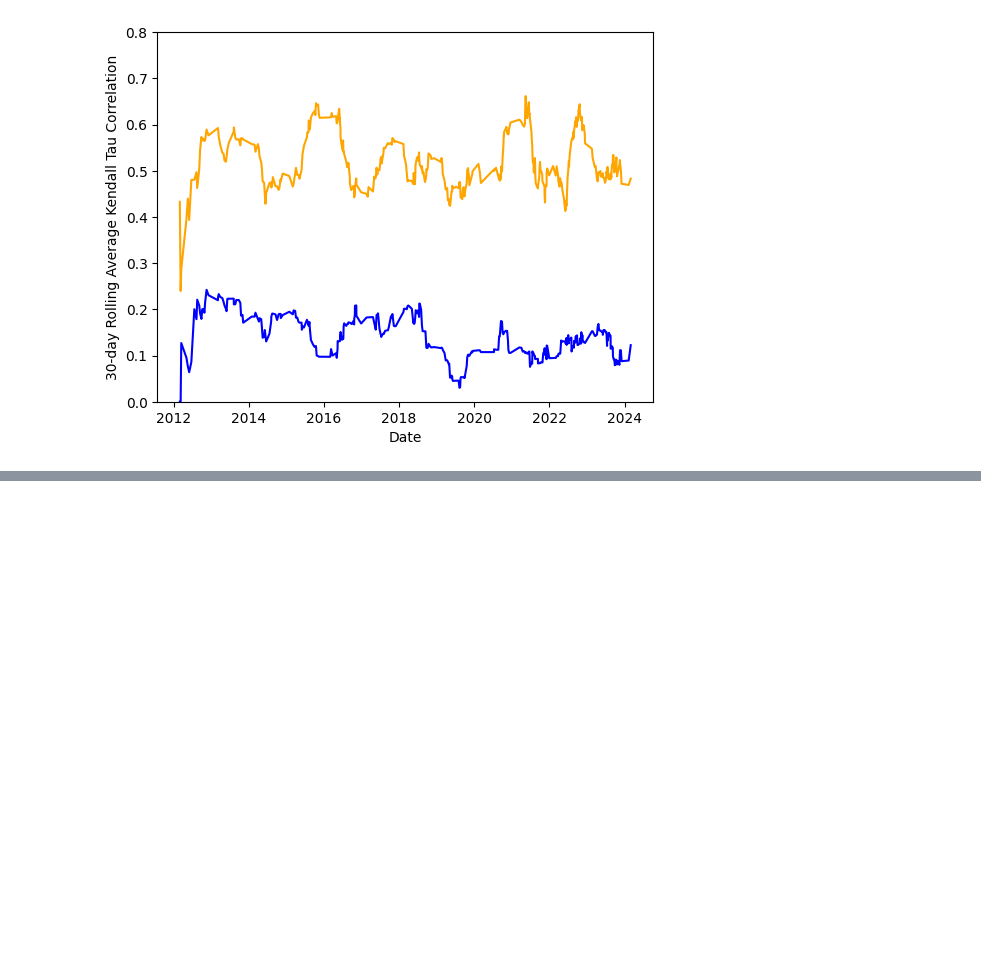
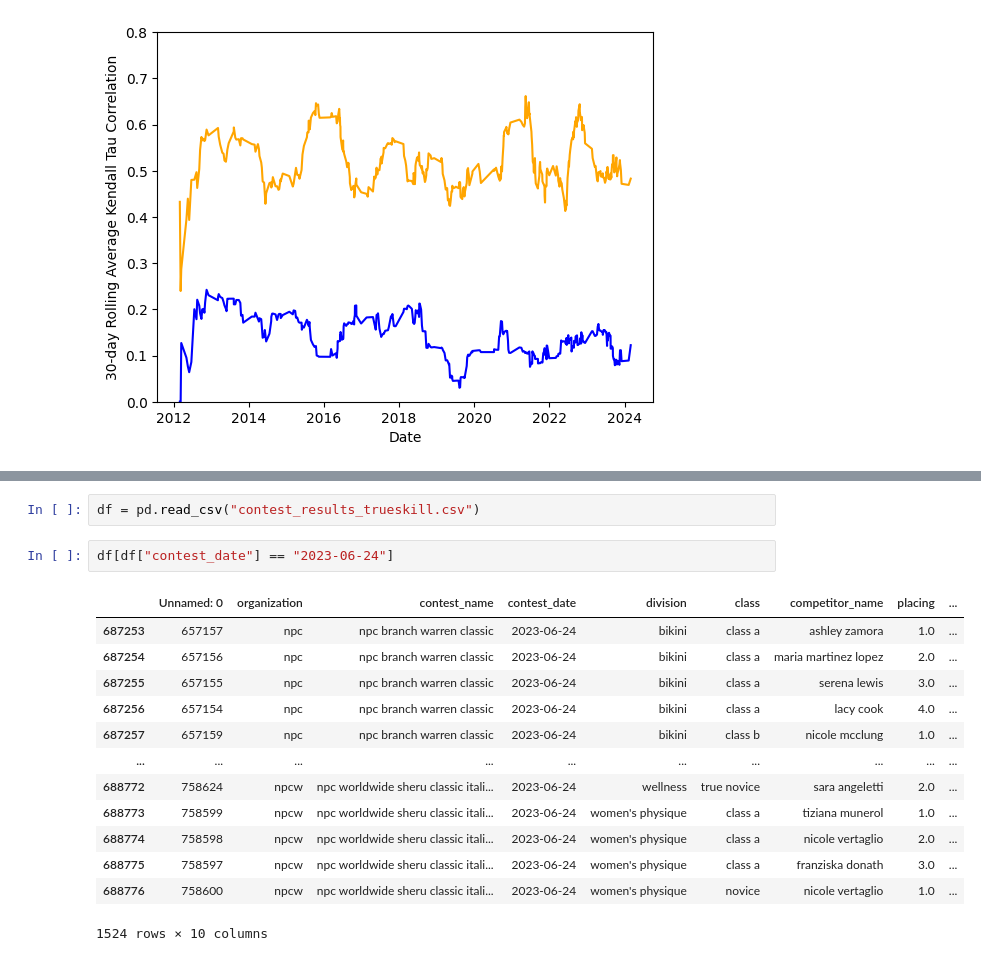
Before and after one commit to andrei-prokhorov/bodybuilding-ranking, a Jupyter notebook: metric_visuals.ipynb, the cells around one changed output, grey strips where cells are left out. Drawn from its saved outputs; the diff is of its cells as text; blank space fills up the shorter version.

```diff
--- a/metric_visuals.ipynb
+++ b/metric_visuals.ipynb
@@ -97,0 +111,18 @@ plt.ylim(0, 0.8)
+# %%
+df = pd.read_csv("contest_results_trueskill.csv")
+# %%
+df[df["contest_date"] == "2023-06-24"]
+# %% [output]
+|  | Unnamed: 0 | organization | contest_name | contest_date | division | class | competitor_name | placing | ... |
+| 687253 | 657157 | npc | npc branch warren classic | 2023-06-24 | bikini | class a | ashley zamora | 1.0 | ... |
+| 687254 | 657156 | npc | npc branch warren classic | 2023-06-24 | bikini | class a | maria martinez lopez | 2.0 | ... |
+| 687255 | 657155 | npc | npc branch warren classic | 2023-06-24 | bikini | class a | serena lewis | 3.0 | ... |
+| 687256 | 657154 | npc | npc branch warren classic | 2023-06-24 | bikini | class a | lacy cook | 4.0 | ... |
+| 687257 | 657159 | npc | npc branch warren classic | 2023-06-24 | bikini | class b | nicole mcclung | 1.0 | ... |
+| ... | ... | ... | ... | ... | ... | ... | ... | ... | ... |
+| 688772 | 758624 | npcw | npc worldwide sheru classic itali... | 2023-06-24 | wellness | true novice | sara angeletti | 2.0 | ... |
+| 688773 | 758599 | npcw | npc worldwide sheru classic itali... | 2023-06-24 | women's physique | class a | tiziana munerol | 1.0 | ... |
+| 688774 | 758598 | npcw | npc worldwide sheru classic itali... | 2023-06-24 | women's physique | class a | nicole vertaglio | 2.0 | ... |
+| 688775 | 758597 | npcw | npc worldwide sheru classic itali... | 2023-06-24 | women's physique | class a | franziska donath | 3.0 | ... |
+| 688776 | 758600 | npcw | npc worldwide sheru classic itali... | 2023-06-24 | women's physique | novice | nicole vertaglio | 1.0 | ... |
+1524 rows × 10 columns
```
Also changed, not shown: parts of 1 cell of this notebook, 25 other files.
